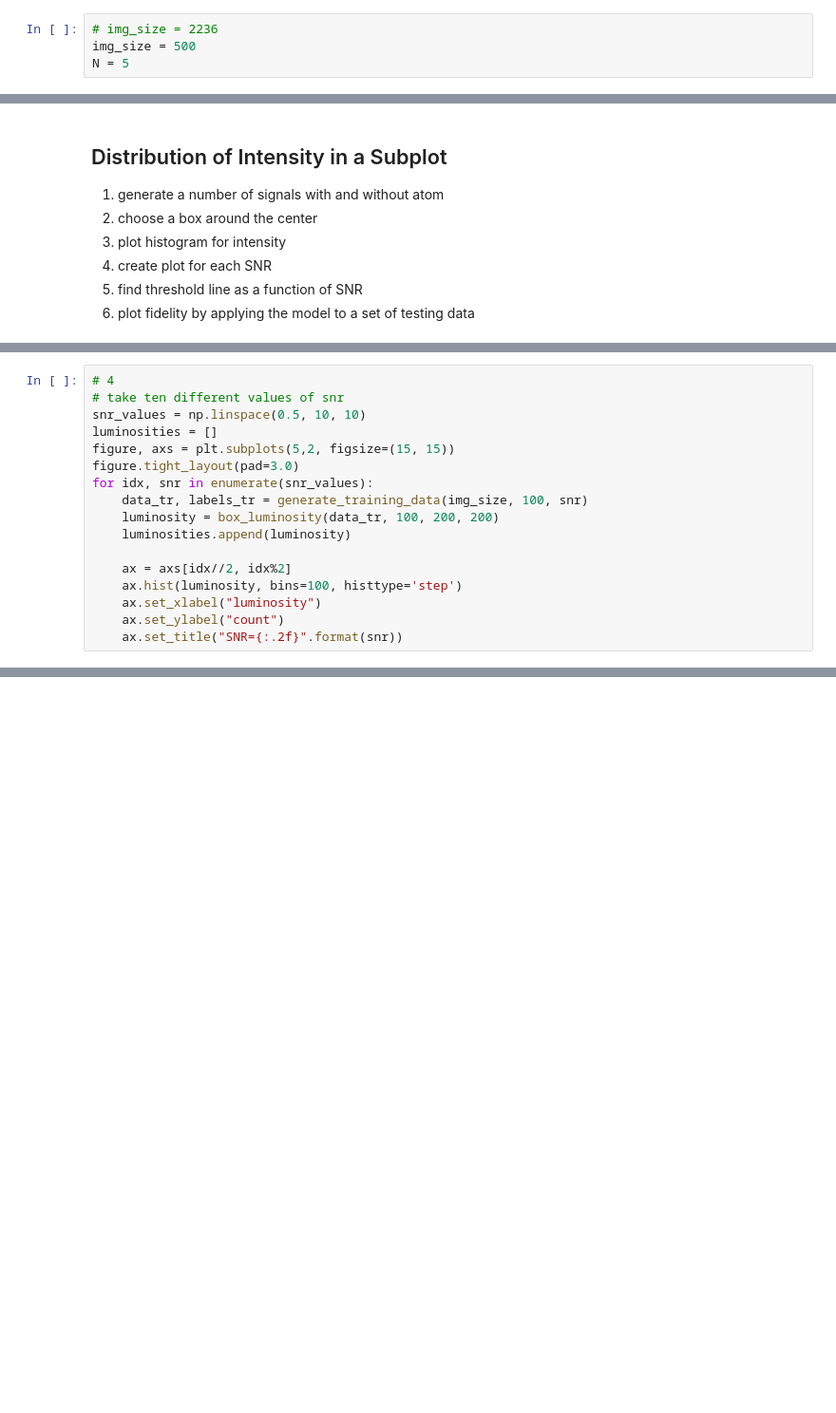
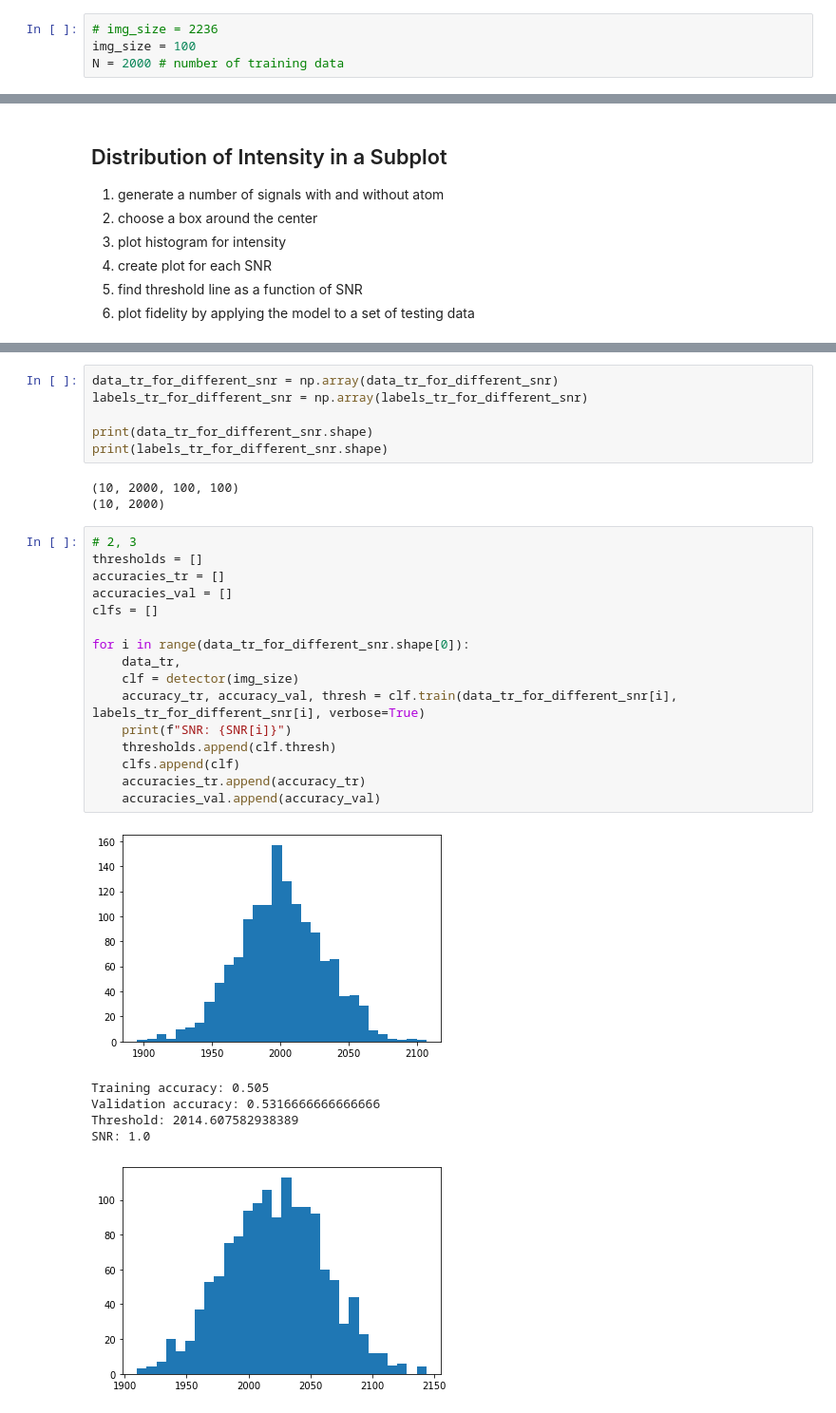
Before and after one commit to cliulinnaeus/AtomDetection, a Jupyter notebook: main.ipynb, the cells around one changed output, grey strips where cells are left out. Shown at 95% size. Cells and saved outputs as stored; diff of their text form; blank space fills up the shorter version.

Commit message:
implemented detector.detector class

```diff
--- a/main.ipynb
+++ b/main.ipynb
@@ -8,4 +7,4 @@ from sklearn.datasets import make_sparse_spd_matrix
 # %%
 # img_size = 2236
-img_size = 500
-N = 5
+img_size = 100
+N = 2000 # number of training data
@@ -118,17 +19,0 @@ plt.hist(luminosity, bins=100)
-# %%
-# 4
-# take ten different values of snr
-snr_values = np.linspace(0.5, 10, 10)
-luminosities = []
-figure, axs = plt.subplots(5,2, figsize=(15, 15))
-figure.tight_layout(pad=3.0)
-for idx, snr in enumerate(snr_values):
-    data_tr, labels_tr = generate_training_data(img_size, 100, snr)
-    luminosity = box_luminosity(data_tr, 100, 200, 200)
-    luminosities.append(luminosity)
-
-    ax = axs[idx//2, idx%2]
-    ax.hist(luminosity, bins=100, histtype='step')
-    ax.set_xlabel("luminosity")
-    ax.set_ylabel("count")
-    ax.set_title("SNR={:.2f}".format(snr))
@@ -160,0 +51,32 @@ IndentationError: expected an indented block (<ipython-input-15-e6639e0728a8>, l
+# %%
+data_tr_for_different_snr = np.array(data_tr_for_different_snr)
+labels_tr_for_different_snr = np.array(labels_tr_for_different_snr)
+
+print(data_tr_for_different_snr.shape)
+print(labels_tr_for_different_snr.shape)
+# %% [output]
+(10, 2000, 100, 100)
+(10, 2000)
+# %%
+# 2, 3
+thresholds = []
+accuracies_tr = []
+accuracies_val = []
+clfs = []
+
+for i in range(data_tr_for_different_snr.shape[0]):
+    data_tr,
+    clf = detector(img_size)
+    accuracy_tr, accuracy_val, thresh = clf.train(data_tr_for_different_snr[i], labels_tr_for_different_snr[i], verbose=True)
+    print(f"SNR: {SNR[i]}")
+    thresholds.append(clf.thresh)
+    clfs.append(clf)
+    accuracies_tr.append(accuracy_tr)
+    accuracies_val.append(accuracy_val)
+# %% [output]
+[figure, added]
+Training accuracy: 0.505
+Validation accuracy: 0.5316666666666666
+Threshold: 2014.607582938389
+SNR: 1.0
+[figure, added]
```
Also changed, not shown: parts of 20 cells of this notebook, 5 other files.
